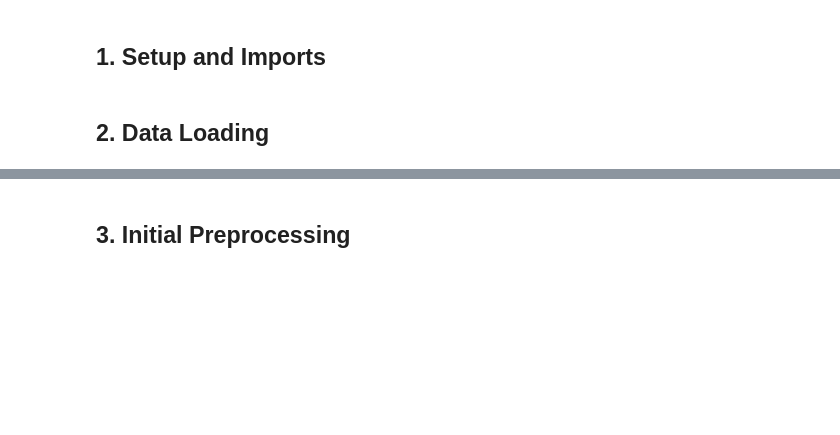
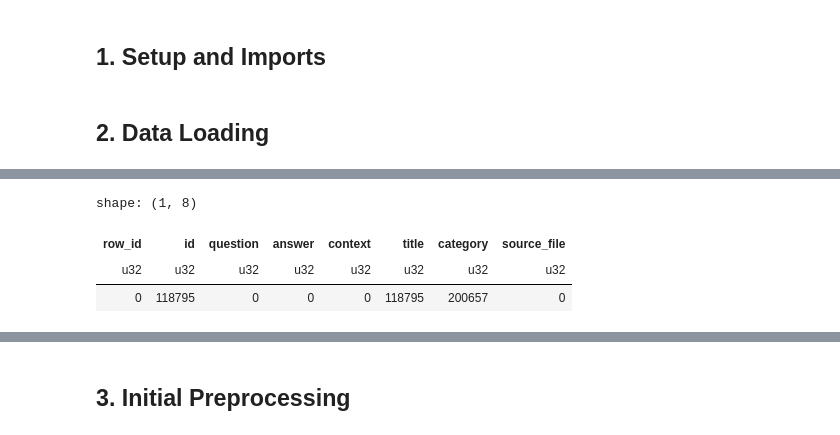
Before and after one commit to Achraftic/Arabic_Question_Answering, a Jupyter notebook: notebooks/data_pipeline.ipynb, the cells around one changed output, grey strips where cells are left out. Cells and saved outputs as stored; diff of their text form; code cells hidden in the pictures; blank space fills up the shorter version.

```diff
--- a/notebooks/data_pipeline.ipynb
+++ b/notebooks/data_pipeline.ipynb
@@ -19,0 +35,7 @@ sns.set_theme(style="whitegrid", palette="muted")
+# %%
+df_polars.null_count()
+# %% [output]
+shape: (1, 8)
+| row_id | id | question | answer | context | title | category | source_file |
+| u32 | u32 | u32 | u32 | u32 | u32 | u32 | u32 |
+| 0 | 118795 | 0 | 0 | 0 | 118795 | 200657 | 0 |
```
Also changed, not shown: parts of 5 cells of this notebook, 8 other files.
